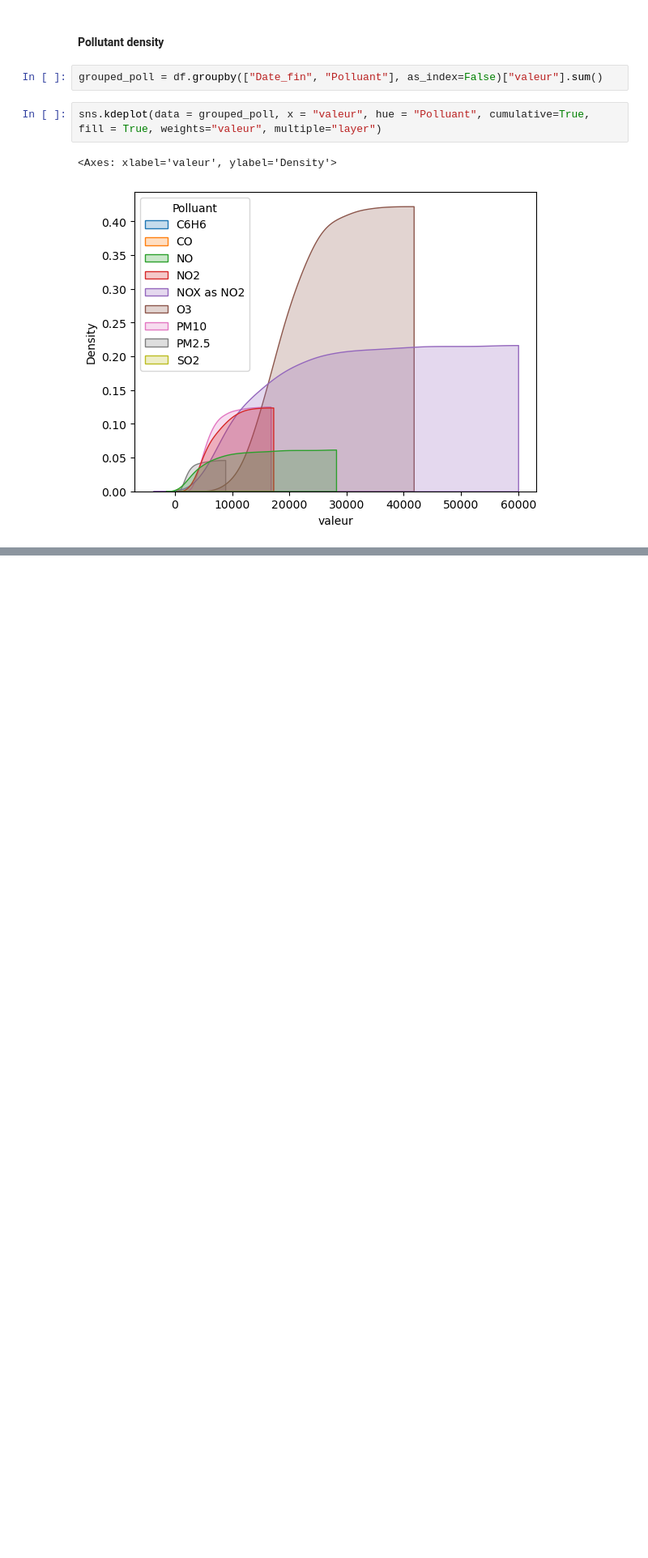
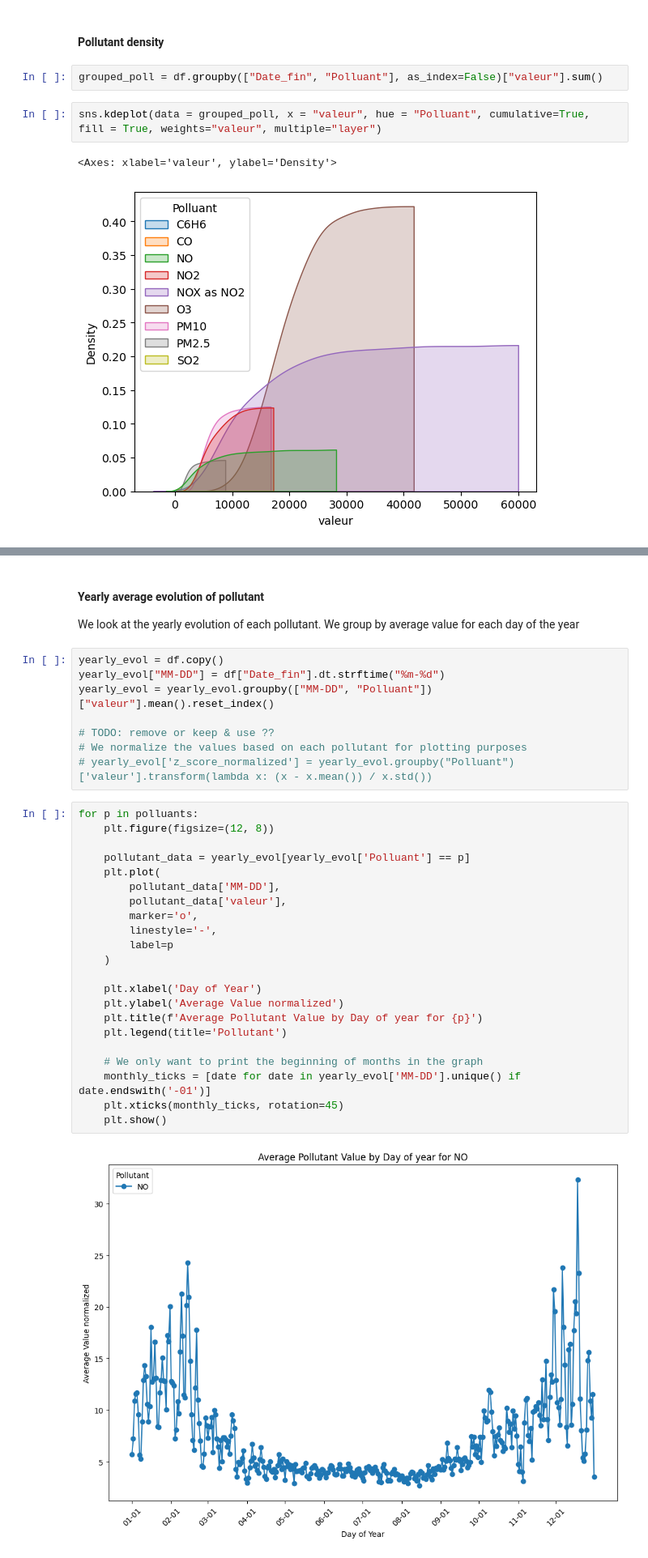
Before and after one commit to Ritishrx7/AirQuality, a Jupyter notebook: Final/Work_Notebook.ipynb, the cells around one changed output, grey strips where cells are left out. Shown at 81% size. Cells and saved outputs as stored; diff of their text form; blank space fills up the shorter version.

```diff
--- a/Final/Work_Notebook.ipynb
+++ b/Final/Work_Notebook.ipynb
@@ -647,0 +708,36 @@ sns.kdeplot(data = grouped_poll, x = "valeur", hue = "Polluant", cumulative=True
+# %% [markdown]
+#### Yearly average evolution of pollutant
+
+We look at the yearly evolution of each pollutant. We group by average value for each day of the year
+# %%
+yearly_evol = df.copy()
+yearly_evol["MM-DD"] = df["Date_fin"].dt.strftime("%m-%d")
+yearly_evol = yearly_evol.groupby(["MM-DD", "Polluant"])["valeur"].mean().reset_index()
+
+# TODO: remove or keep & use ??
+# We normalize the values based on each pollutant for plotting purposes
+# yearly_evol['z_score_normalized'] = yearly_evol.groupby("Polluant")['valeur'].transform(lambda x: (x - x.mean()) / x.std())
+# %%
+for p in polluants:
+    plt.figure(figsize=(12, 8))
+
+    pollutant_data = yearly_evol[yearly_evol['Polluant'] == p]
+    plt.plot(
+        pollutant_data['MM-DD'],
+        pollutant_data['valeur'],
+        marker='o',
+        linestyle='-',
+        label=p
+    )
+
+    plt.xlabel('Day of Year')
+    plt.ylabel('Average Value normalized')
+    plt.title(f'Average Pollutant Value by Day of year for {p}')
+    plt.legend(title='Pollutant')
+
+    # We only want to print the beginning of months in the graph
+    monthly_ticks = [date for date in yearly_evol['MM-DD'].unique() if date.endswith('-01')]
+    plt.xticks(monthly_ticks, rotation=45)
+    plt.show()
+# %% [output]
+[figure, added]
```
Also changed, not shown: parts of 8 cells of this notebook.
